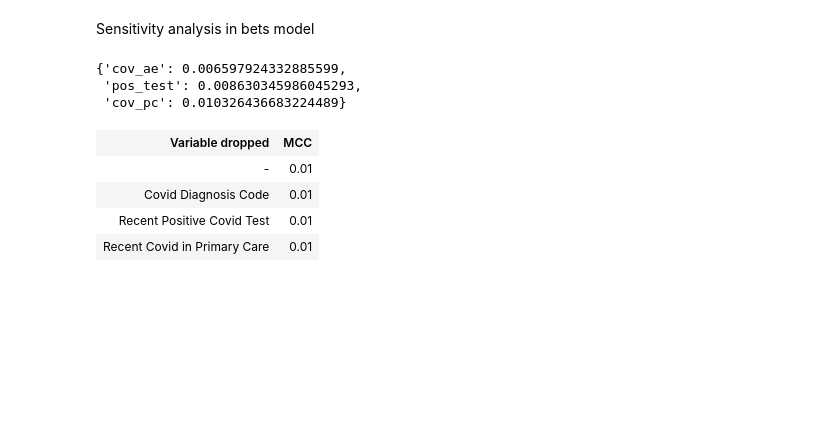
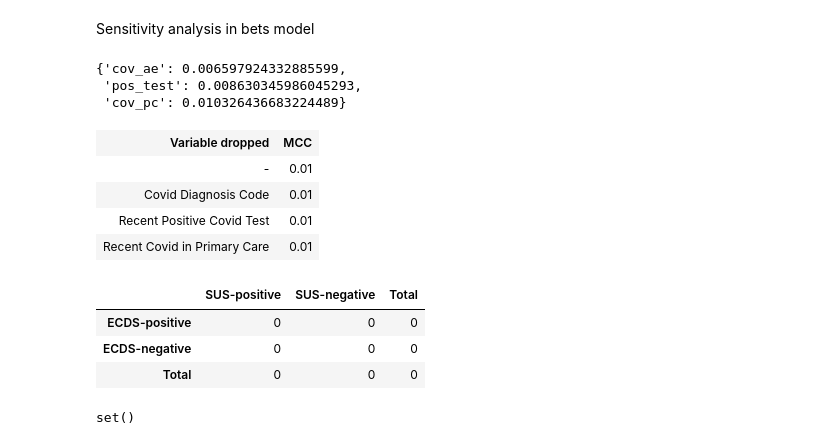
Before and after one commit to opensafely/vaccine-effectiveness-hospital-admissions-validation, a Jupyter notebook: analysis/results.ipynb, the cells around one changed output. Drawn from its saved outputs; the diff is of its cells as text; code cells hidden in the pictures; blank space fills up the shorter version.

```diff
--- a/analysis/results.ipynb
+++ b/analysis/results.ipynb
@@ -245,3 +245,15 @@ display(HTML(f'<table><tr><th>Variable dropped</th><th>MCC</th></tr><tr><td>-</t
 | Covid Diagnosis Code | 0.01 |
 | Recent Positive Covid Test | 0.01 |
 | Recent Covid in Primary Care | 0.01 |
+# %%
+output = pd.DataFrame([[sus_pos_ecds_pos, sus_neg_ecds_pos, (sus_pos_ecds_pos + sus_neg_ecds_pos)], [sus_pos_ecds_neg, sus_neg_ecds_neg, (sus_pos_ecds_neg + sus_neg_ecds_neg)], [(sus_pos_ecds_pos+sus_pos_ecds_neg), (sus_neg_ecds_pos+sus_neg_ecds_neg), (sus_pos_ecds_pos + sus_pos_ecds_neg + sus_neg_ecds_pos + sus_neg_ecds_neg)]], columns=["SUS-positive", "SUS-negative", "Total"], index=["ECDS-positive", "ECDS-negative", "Total"])
+output
+# %% [output]
+|  | SUS-positive | SUS-negative | Total |
+| ECDS-positive | 0 | 0 | 0 |
+| ECDS-negative | 0 | 0 | 0 |
+| Total | 0 | 0 | 0 |
+# %%
+set(model_a_patients_positive)
+# %% [output]
+set()
```
Also changed, not shown: parts of 2 cells of this notebook, 3 other files.
